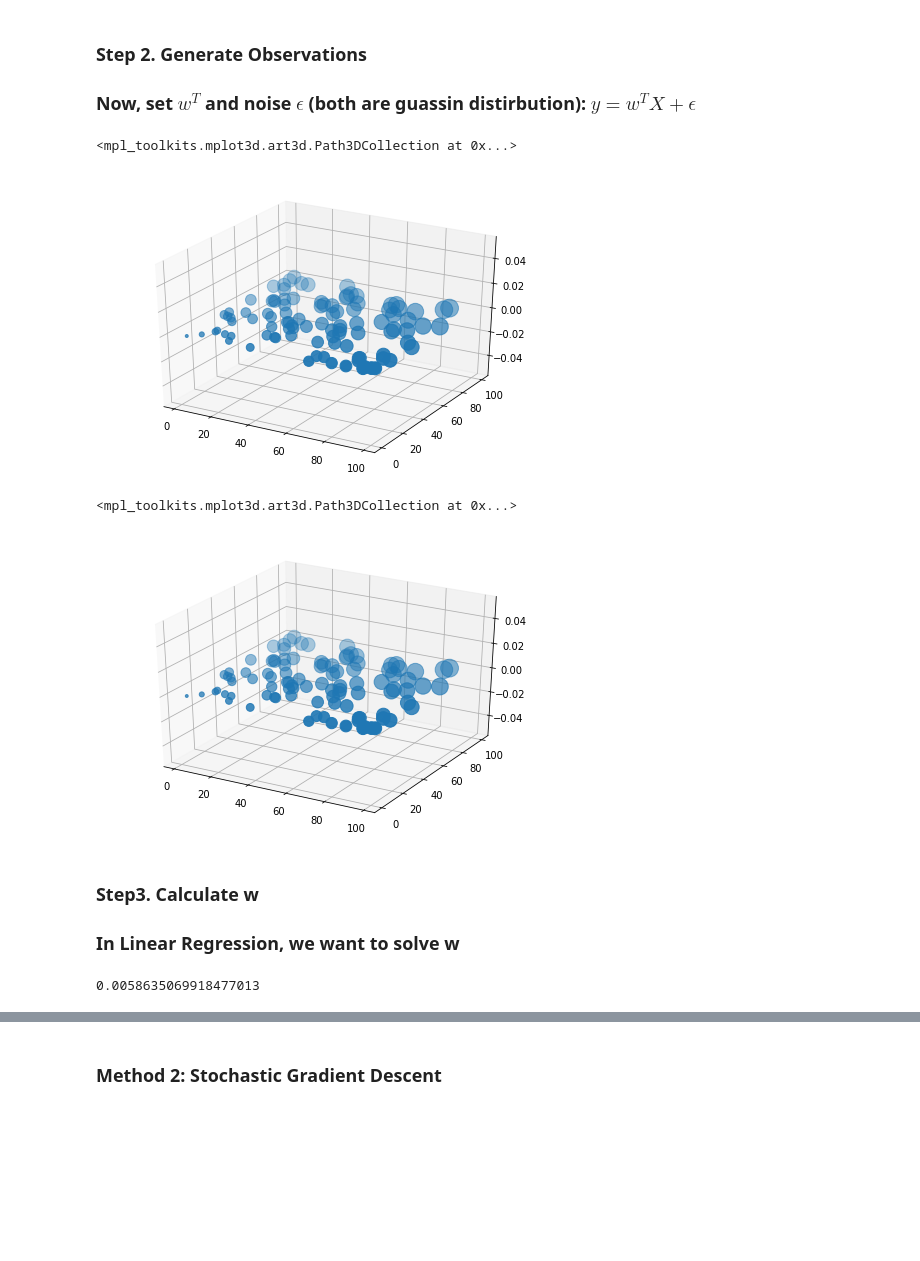
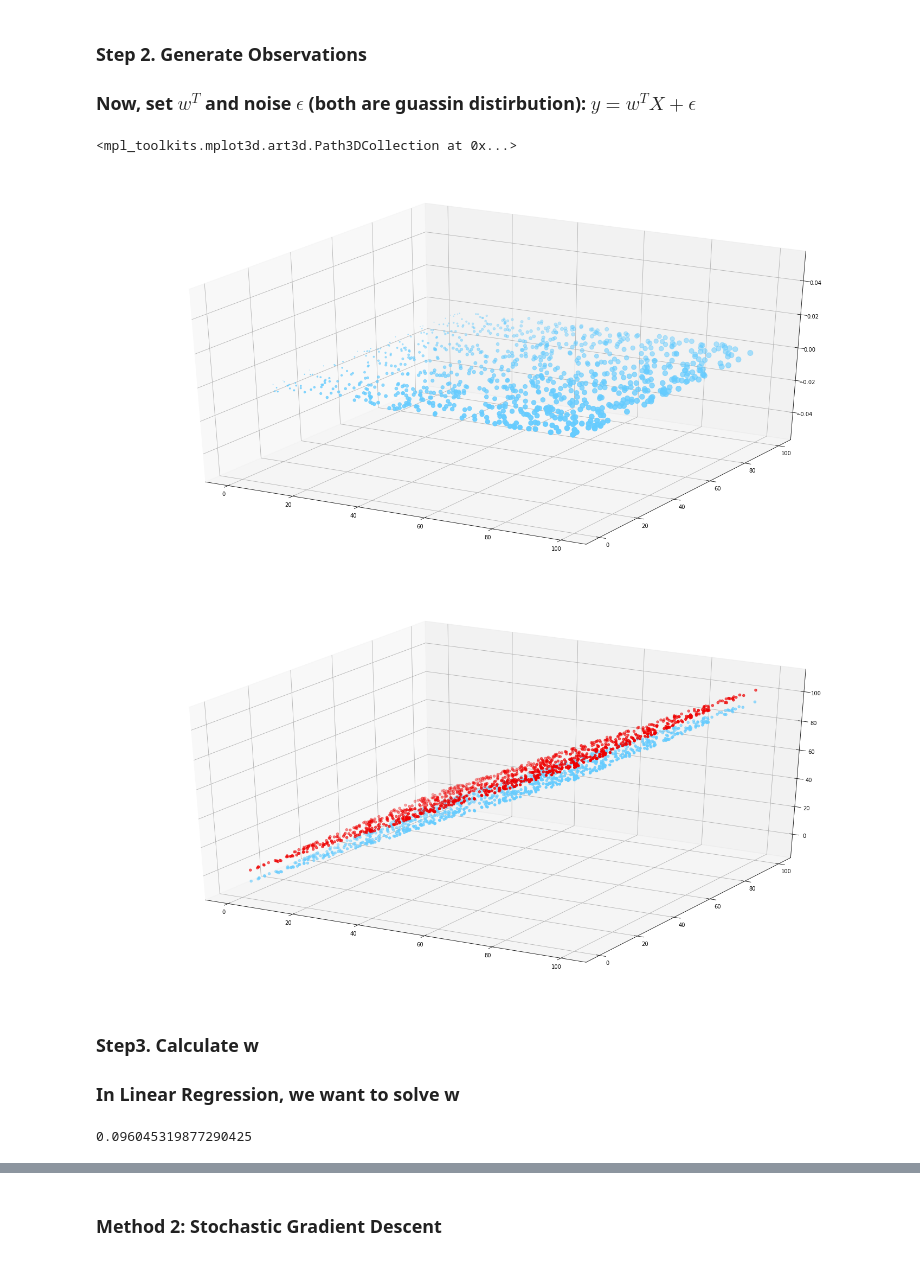
Before and after one commit to AkatsukiSirius/Machine-Learning-Notes, a Jupyter notebook: Lec 2. Linear Regression.ipynb, the cells around one changed output, grey strips where cells are left out. Saved outputs shown, nothing was run; the diff lists cells and outputs as text; code cells hidden in the pictures; blank space fills up the shorter version.

```diff
--- a/Lec 2. Linear Regression.ipynb
+++ b/Lec 2. Linear Regression.ipynb
@@ -215,10 +219,11 @@ import matplotlib.pyplot as plt
 from mpl_toolkits.mplot3d import Axes3D
 from numpy.linalg import inv
 from numpy.linalg import norm
+plt.rcParams['figure.figsize'] = (20.0, 10.0)
 # %% [markdown]
 ### Step 1. Generate Random Samples
 # %%
-d, N = 2, 100
+d, N = 2, 1000
 X = np.random.rand(d,N)*100
 plt.scatter(X[0,:],X[1,:])
 # %% [output]
@@ -231,22 +236,25 @@ plt.scatter(X[0,:],X[1,:])
 # %%
 mu,sigma = 0,1
 w = np.random.normal(mu,sigma,2)
 eps = np.random.normal(mu,sigma)*5
 wT = w.transpose()
 y = np.dot(wT,X) + eps
+y0 = np.dot(wT,X)
 fig1 = plt.figure()
 ax = Axes3D(fig1)
-plt.scatter(X[0,:],X[1,:],y)
+plt.scatter(X[0,:],X[1,:],y, color = '#66ccff')
 # %% [output]
 <mpl_toolkits.mplot3d.art3d.Path3DCollection at 0x...>
-[figure, old version]
+[figure, new version]
 # %%
 fig2 = plt.figure()
+ax = plt.subplot(111)
 ax = Axes3D(fig2)
-plt.scatter(X[0,:],X[1,:],np.dot(wT,X))
+ax.scatter(X[0,:],X[1,:],y0,color ='#EE0000')
+ax.scatter(X[0,:],X[1,:],y, color = '#66ccff')
+plt.show()
 # %% [output]
-<mpl_toolkits.mplot3d.art3d.Path3DCollection at 0x...>
-[figure, old version]
+[figure, new version]
 # %% [markdown]
 ### Step3. Calculate w
 
@@ -256,6 +264,6 @@ XT = X.transpose()
 yT = y.transpose()
 w1h = np.dot(np.dot(inv(np.dot(X,XT)),X),yT)
 # %%
-norm(w-w1h)
+norm(w - w1h)
 # %% [output]
-0.0058635069918477013
+0.096045319877290425
```
Also changed, not shown: parts of 61 cells of this notebook, 6 other files.
